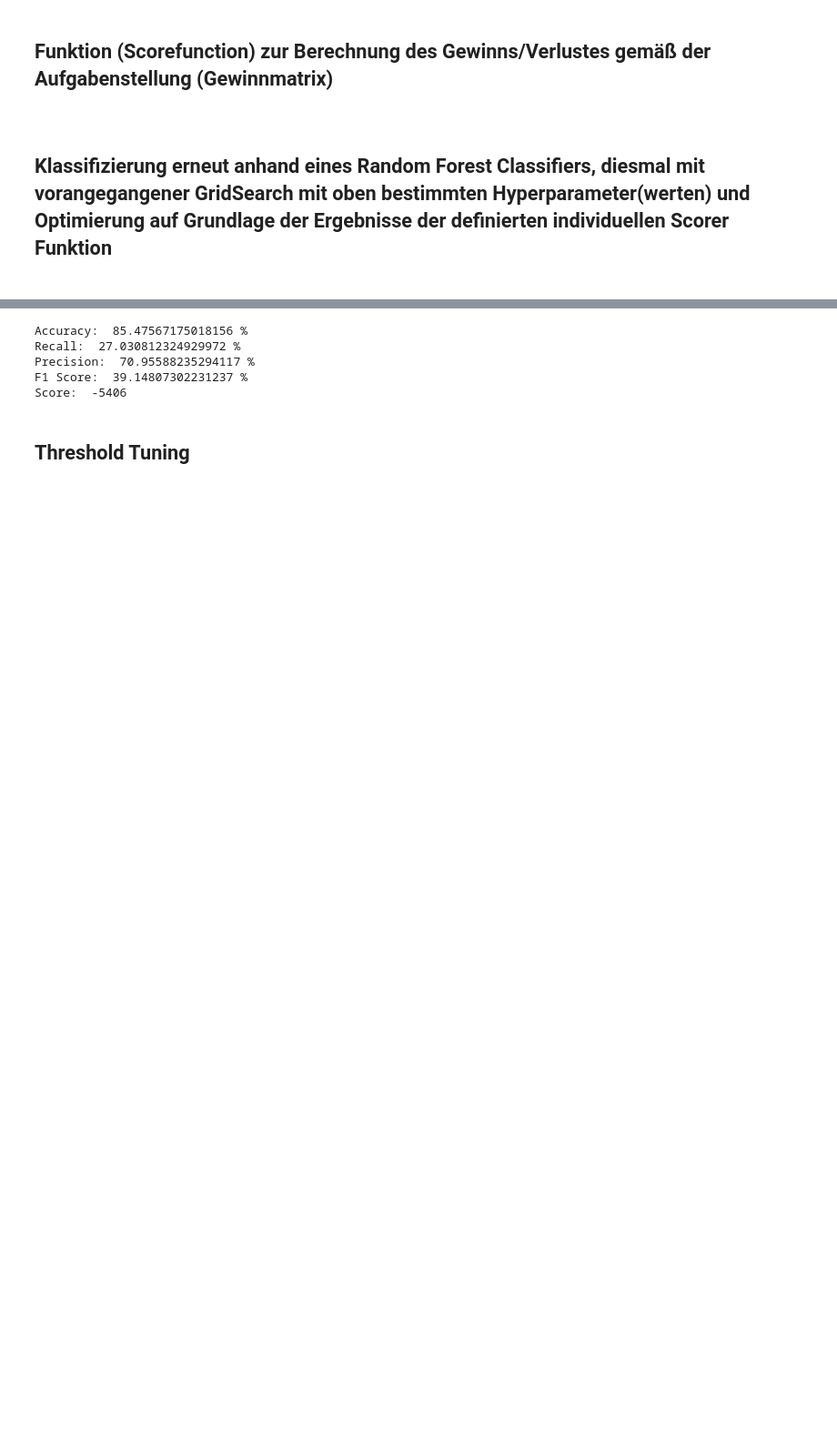
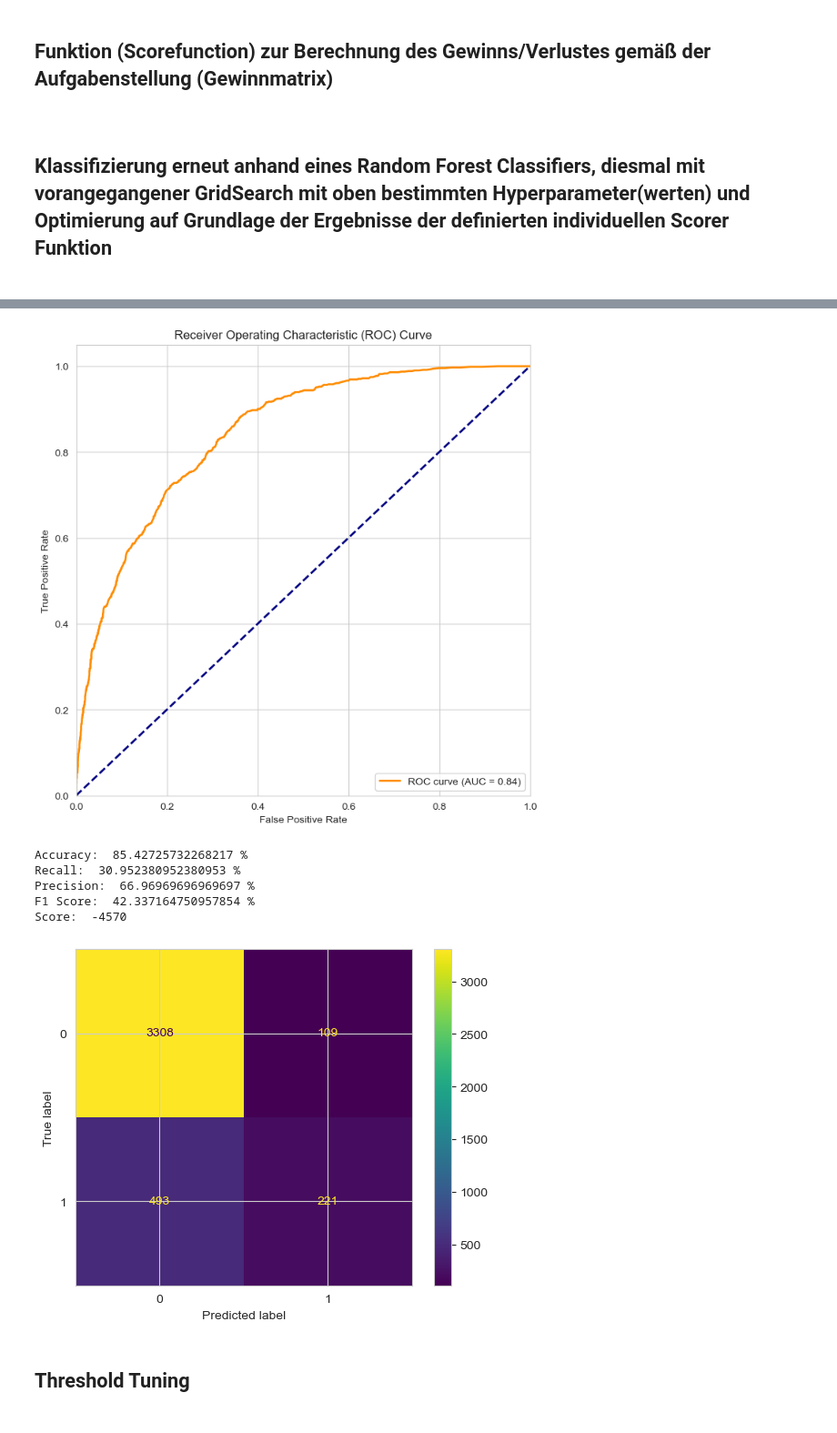
Before and after one commit to Konsti-Boegel/anwendungsfelderBusinessAnalytics, a Jupyter notebook: random_forest.ipynb, the cells around one changed output, grey strips where cells are left out. Shown at 91% size. Saved outputs shown, nothing was run; the diff lists cells and outputs as text; code cells hidden in the pictures; blank space fills up the shorter version.

Commit message:
ROC Kurve für random Forest visualisiert

```diff
--- a/random_forest.ipynb
+++ b/random_forest.ipynb
@@ -318,25 +319,48 @@ Mit besten Parametern:  {'max_depth': 50, 'n_estimators': 1000}
 # %%
-rf = RandomForestClassifier(random_state=4711, max_depth=5, n_estimators=1000)
+rf = RandomForestClassifier(random_state=4711, max_depth=50, n_estimators=1000)
 rf.fit(X_train,y_train)
+y_probabilities = rf.predict_proba(X_test_1)[:, 1]
 y_predicted = rf.predict(X_test_1)
+
+#Berechnen der ROC-Kurve und des AUC-Werts
+fpr, tpr, thresholds = roc_curve(y_test_1, y_probabilities)
+roc_auc = auc(fpr, tpr)
+
+#Plot der ROC-Kurve
+plt.figure(figsize=(8, 8))
+plt.plot(fpr, tpr, color='darkorange', lw=2, label=f'ROC curve (AUC = {roc_auc:.2f})')
+plt.plot([0, 1], [0, 1], color='navy', lw=2, linestyle='--')
+plt.xlim([0.0, 1.0])
+plt.ylim([0.0, 1.05])
+plt.xlabel('False Positive Rate')
+plt.ylabel('True Positive Rate')
+plt.title('Receiver Operating Characteristic (ROC) Curve')
+plt.legend(loc="lower right")
+plt.show()
 
 accuracy = accuracy_score(y_test_1, y_predicted)
 precision = precision_score(y_test_1, y_predicted)
 recall = recall_score(y_test_1, y_predicted)
 f1score = f1_score(y_test_1, y_predicted)
 score = get_result_score(y_test_1, y_predicted)
 
 print("Accuracy: ",accuracy*100, "%")
 print("Recall: ", recall*100, "%")
 print("Precision: ", precision*100, "%")
 print("F1 Score: ", f1score*100, "%")
 print("Score: ", score)
+matrix = confusion_matrix(y_test_1,y_predicted,labels=rf.classes_)
+disp = ConfusionMatrixDisplay(confusion_matrix=matrix, display_labels=rf.classes_)
+disp.plot()
+plt.show()
 # %% [output]
+[figure, added]
-Accuracy:  85.47567175018156 %
-Recall:  27.030812324929972 %
-Precision:  70.95588235294117 %
-F1 Score:  39.14807302231237 %
-Score:  -5406
+Accuracy:  85.42725732268217 %
+Recall:  30.952380952380953 %
+Precision:  66.96969696969697 %
+F1 Score:  42.337164750957854 %
+Score:  -4570
+[figure, added]
 # %% [markdown]
 <h2>Threshold Tuning<h2>
 # %%
```
Also changed, not shown: parts of 6 cells of this notebook, 1 other file.
